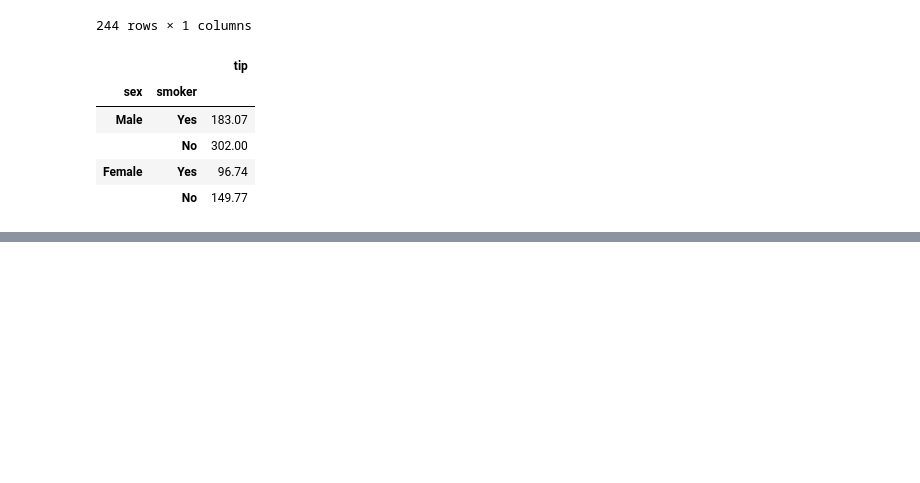
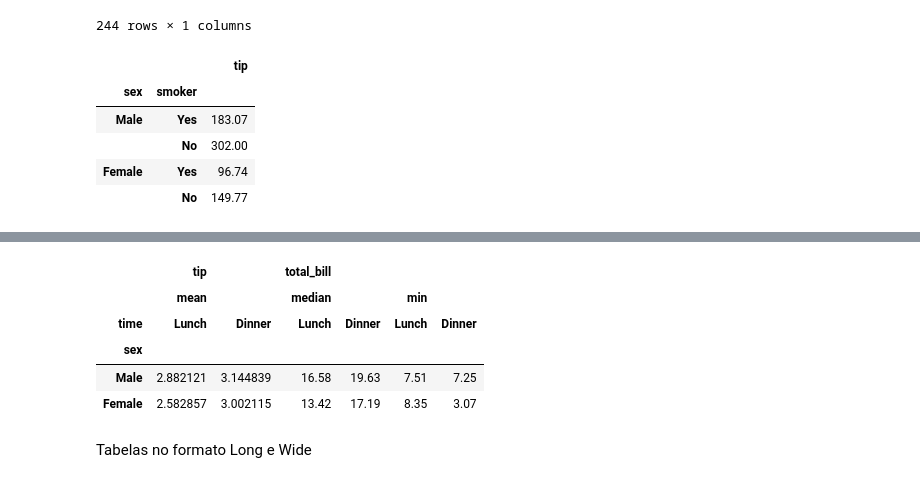
Before and after one commit to vcautela/Data_Wrangling, a Jupyter notebook: Data_Wrangling.ipynb, the cells around one changed output, grey strips where cells are left out. Saved outputs shown, nothing was run; the diff lists cells and outputs as text; code cells hidden in the pictures; blank space fills up the shorter version.

```diff
--- a/Data_Wrangling.ipynb
+++ b/Data_Wrangling.ipynb
@@ -439,0 +526,14 @@ px.bar(data_frame=df,x='sex',y='tip', color='smoker', barmode='group')
+# %%
+# pivot especificando funções em dicionários
+
+agg_dict = {'tip': 'mean', 'total_bill': [np.median, 'min']}
+df.pivot_table (index='sex', columns='time', aggfunc=agg_dict)
+# %% [output]
+|  | tip |  | total_bill |  |  |  |
+|  | mean |  | median |  | min |  |
+| time | Lunch | Dinner | Lunch | Dinner | Lunch | Dinner |
+| sex |  |  |  |  |  |  |
+| Male | 2.882121 | 3.144839 | 16.58 | 19.63 | 7.51 | 7.25 |
+| Female | 2.582857 | 3.002115 | 13.42 | 17.19 | 8.35 | 3.07 |
+# %% [markdown]
+Tabelas no formato Long e Wide
```
Also changed, not shown: parts of 13 cells of this notebook.
